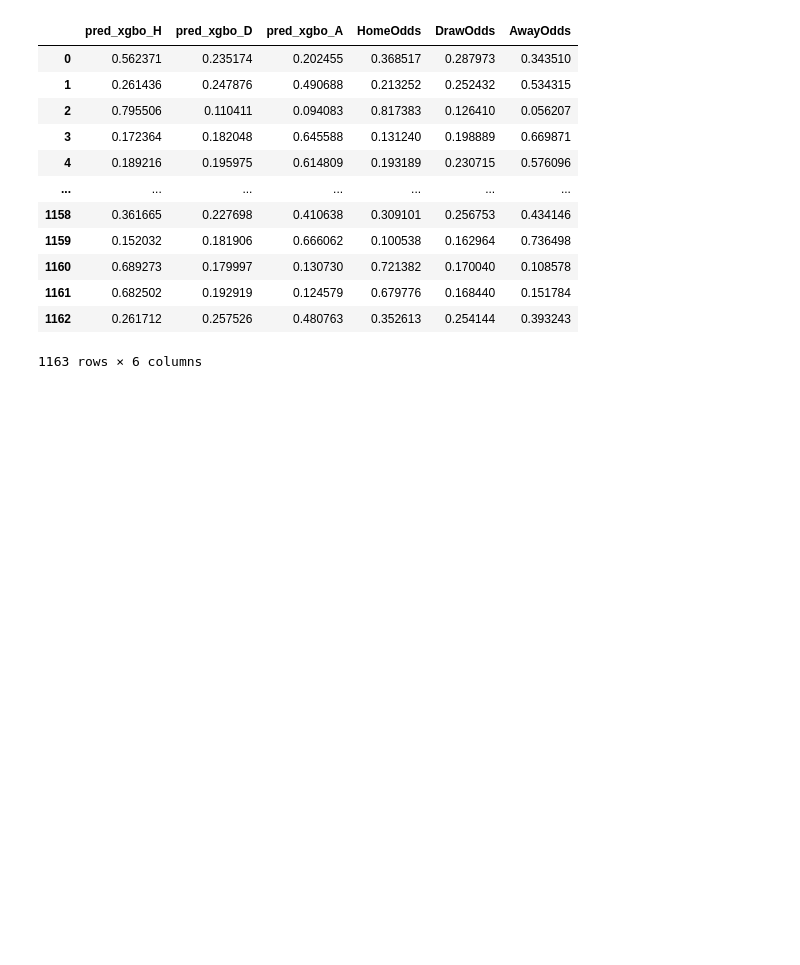
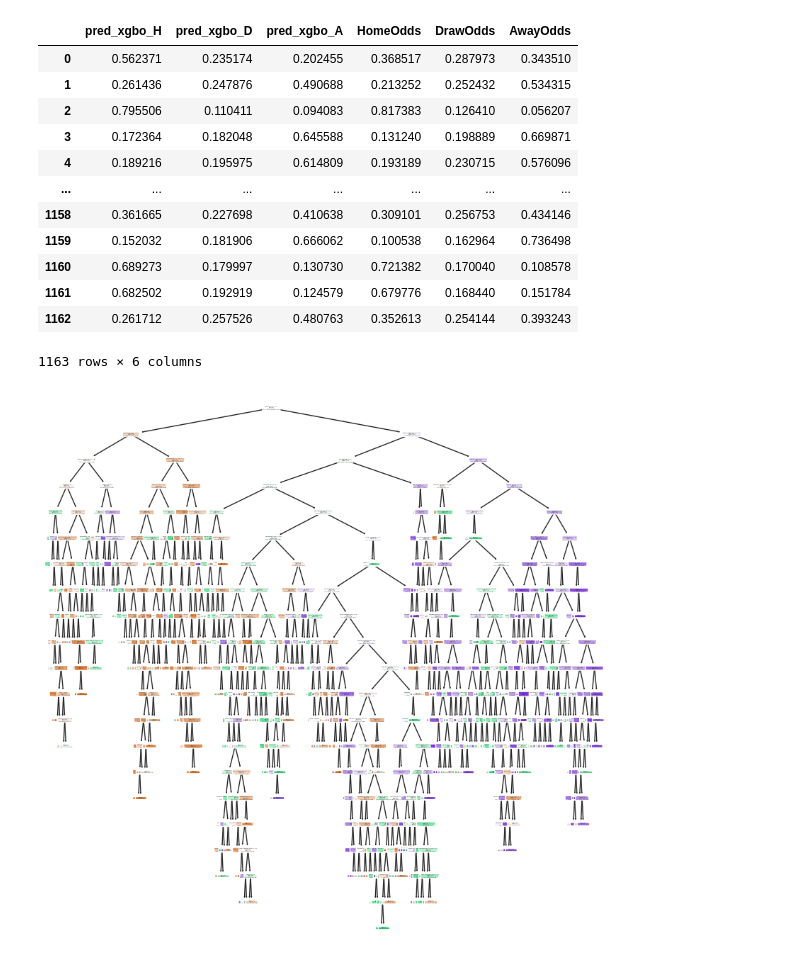
Before and after one commit to projektiox/MachineLearningFootballOutcomes, a Jupyter notebook: ML_dec_tree_football/Github/random_forest_xgboost_footballmatches.ipynb, the cells around one changed output. Saved outputs shown, nothing was run; the diff lists cells and outputs as text; code cells hidden in the pictures; blank space fills up the shorter version.

```diff
--- a/ML_dec_tree_football/Github/random_forest_xgboost_footballmatches.ipynb
+++ b/ML_dec_tree_football/Github/random_forest_xgboost_footballmatches.ipynb
@@ -1259,3 +1397,18 @@ proba_xgbo_df
 | 1161 | 0.682502 | 0.192919 | 0.124579 | 0.679776 | 0.168440 | 0.151784 |
 | 1162 | 0.261712 | 0.257526 | 0.480763 | 0.352613 | 0.254144 | 0.393243 |
 1163 rows × 6 columns
+# %%
+import matplotlib.pyplot as plt
+from sklearn.tree import plot_tree
+
+# Valitaan metsästä ensimmäinen puu (indeksi 0)
+yksi_puu = rf.estimators_[0]
+
+plt.figure(figsize=(10,10))
+plot_tree(yksi_puu,
+          feature_names=X.columns,
+          filled=True,
+          rounded=True)
+plt.show()
+# %% [output]
+[figure, added]
```
Also changed, not shown: parts of 26 cells of this notebook, 3 other files.
